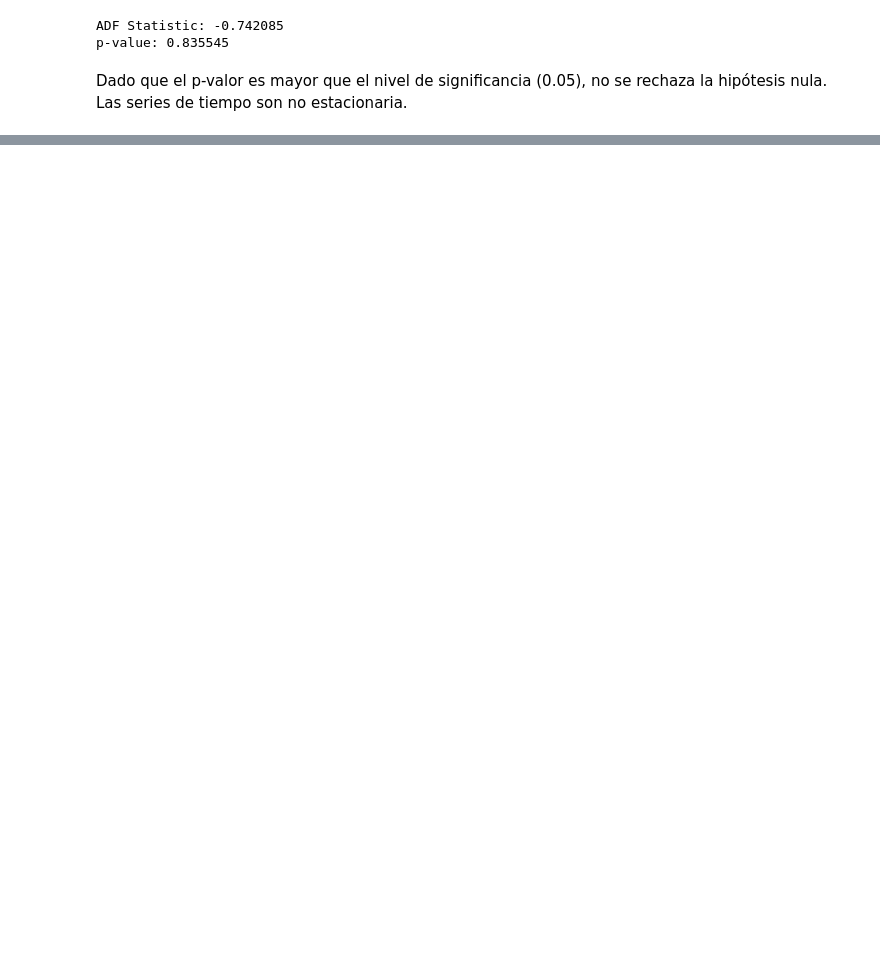
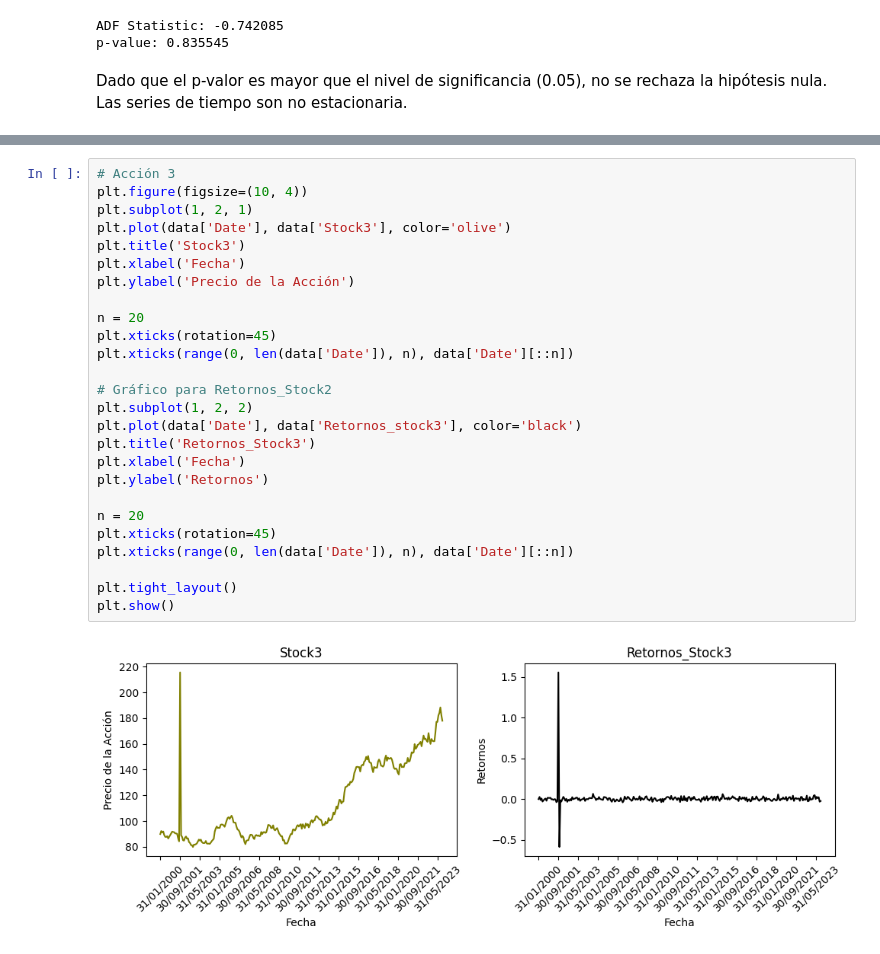
Before and after one commit to vanebertel/TALENTO_B_2024, a Jupyter notebook: _sources/notebooks.ipynb, the cells around one changed output, grey strips where cells are left out. Cells and saved outputs as stored; diff of their text form; blank space fills up the shorter version.

```diff
--- a/_sources/notebooks.ipynb
+++ b/_sources/notebooks.ipynb
@@ -148,0 +287,28 @@ Dado que el p-valor es mayor que el nivel de significancia (0.05), no se rechaza
+# %%
+# Acción 3
+plt.figure(figsize=(10, 4))
+plt.subplot(1, 2, 1)
+plt.plot(data['Date'], data['Stock3'], color='olive')
+plt.title('Stock3')
+plt.xlabel('Fecha')
+plt.ylabel('Precio de la Acción')
+
+n = 20
+plt.xticks(rotation=45)
+plt.xticks(range(0, len(data['Date']), n), data['Date'][::n])
+
+# Gráfico para Retornos_Stock2
+plt.subplot(1, 2, 2)
+plt.plot(data['Date'], data['Retornos_stock3'], color='black')
+plt.title('Retornos_Stock3')
+plt.xlabel('Fecha')
+plt.ylabel('Retornos')
+
+n = 20
+plt.xticks(rotation=45)
+plt.xticks(range(0, len(data['Date']), n), data['Date'][::n])
+
+plt.tight_layout()
+plt.show()
+# %% [output]
+[figure, added]
```
Also changed, not shown: parts of 42 cells of this notebook, 11 other files.
